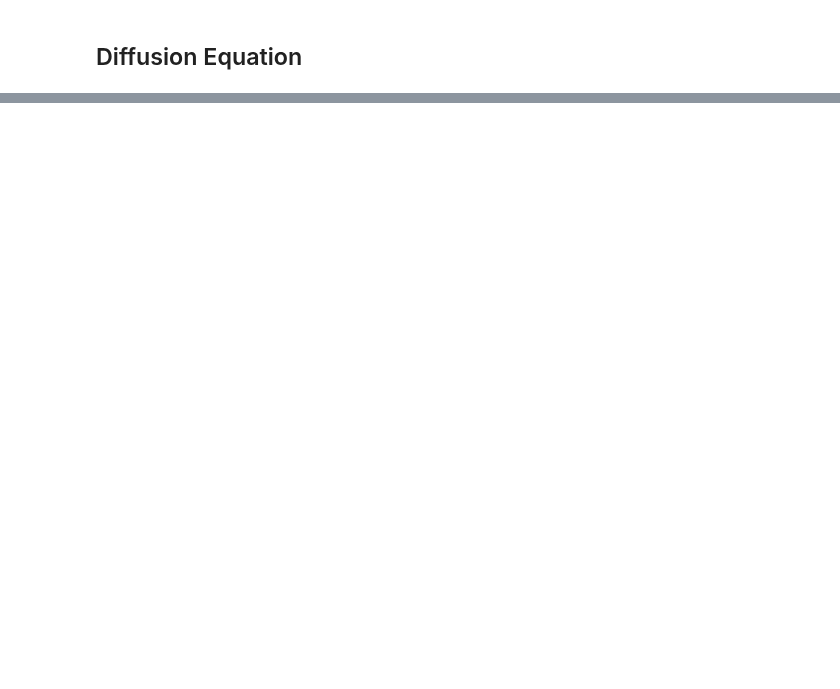
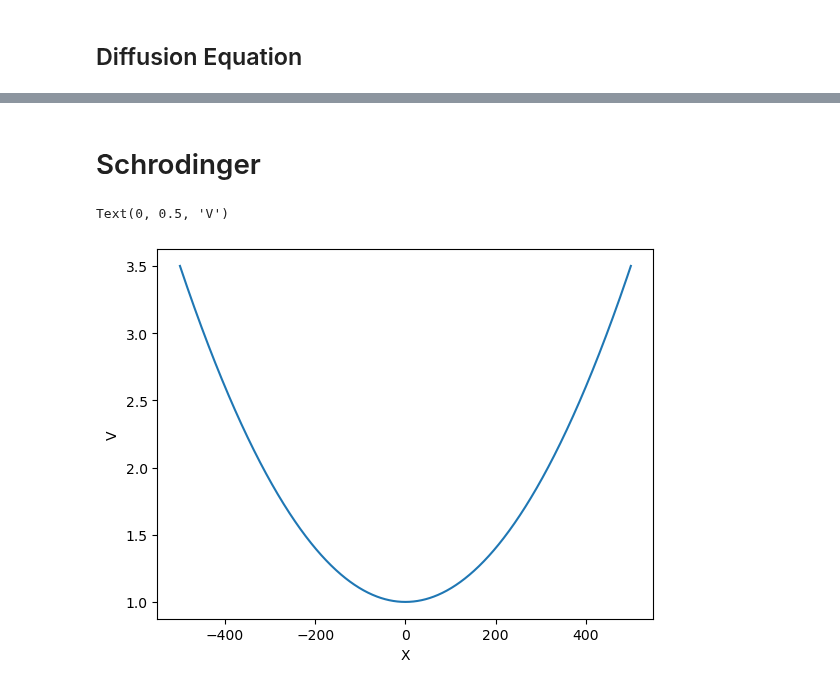
Before and after one commit to blanton144/computational-grad, a Jupyter notebook: docs/notebooks/pde.ipynb, the cells around one changed output, grey strips where cells are left out. Drawn from its saved outputs; the diff is of its cells as text; code cells hidden in the pictures; blank space fills up the shorter version.

```diff
--- a/docs/notebooks/pde.ipynb
+++ b/docs/notebooks/pde.ipynb
@@ -234,0 +211,2 @@ HTML(anim.to_html5_video())
+# %% [markdown]
+# Schrodinger
@@ -234,0 +225,11 @@ HTML(anim.to_html5_video())
+# %%
+N = 1001
+x = np.arange(N, dtype=np.float64) - np.float64(N // 2)
+V = np.zeros(N, dtype=np.complex64) + 0.00001 * x**2 + 1.
+# %%
+plt.plot(x, V)
+plt.xlabel('X')
+plt.ylabel('V')
+# %% [output]
+Text(0, 0.5, 'V')
+[figure, added]
```
Also changed, not shown: parts of 23 cells of this notebook, 53 other files.
